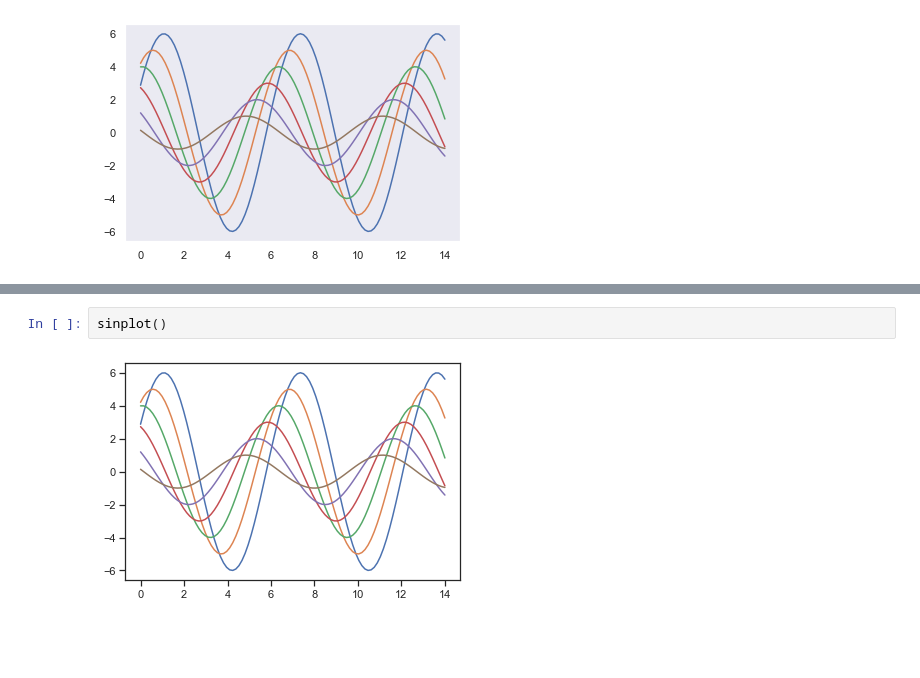
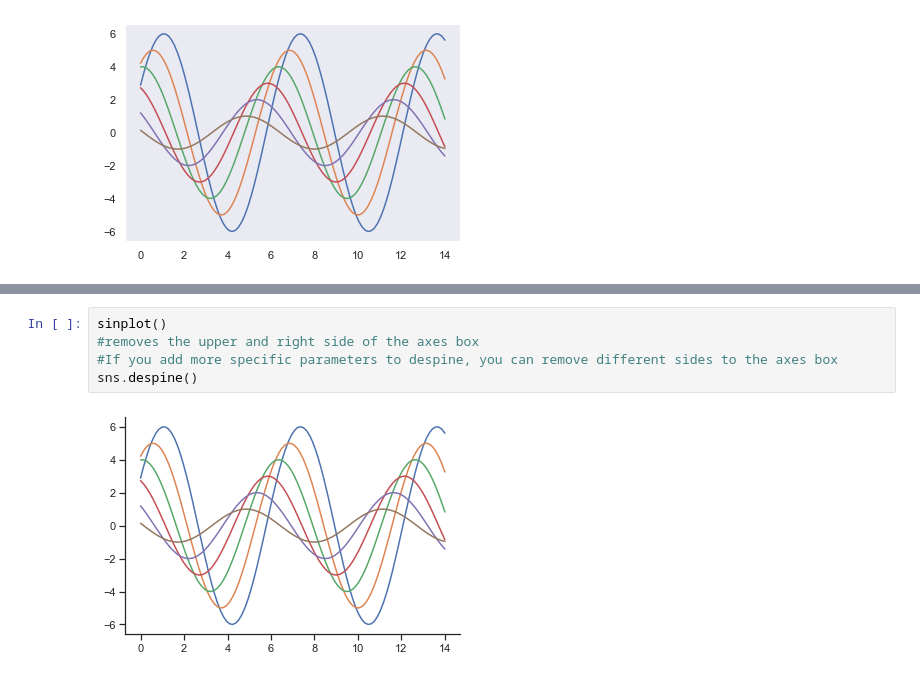
Before and after one commit to flambuth/ds-methodologies-exercises, a Jupyter notebook: clustering/explore_zillow.ipynb, the cells around one changed output, grey strips where cells are left out. Saved outputs shown, nothing was run; the diff lists cells and outputs as text; blank space fills up the shorter version.

```diff
--- a/clustering/explore_zillow.ipynb
+++ b/clustering/explore_zillow.ipynb
@@ -50,4 +54,7 @@ sns.set_style("ticks")
-# %%
-sinplot()
-# %% [output]
-[figure, removed]
+# %%
+sinplot()
+#removes the upper and right side of the axes box
+#If you add more specific parameters to despine, you can remove different sides to the axes box
+sns.despine()
+# %% [output]
+[figure, added]
```
Also changed, not shown: parts of 2 cells of this notebook, 1 other file.
